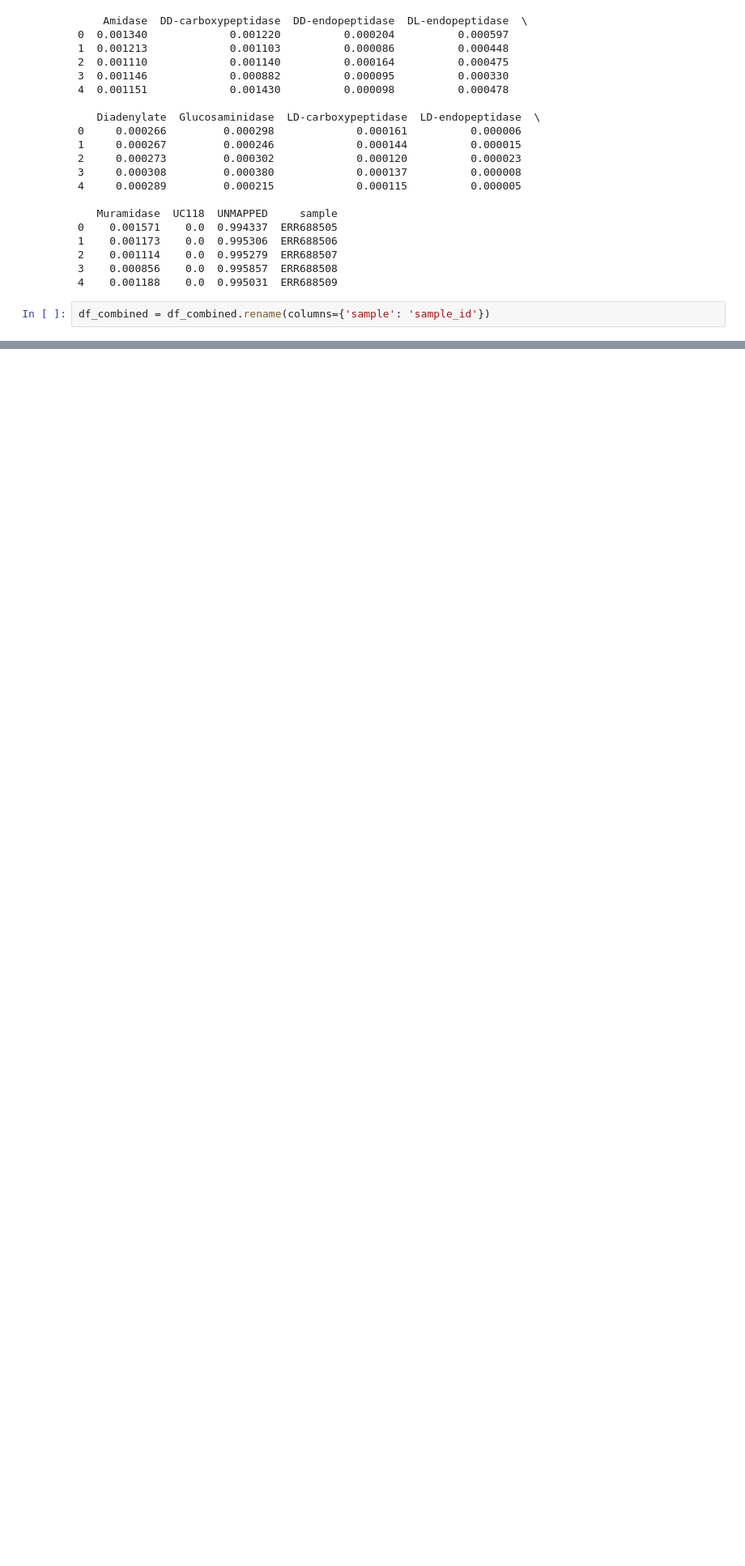
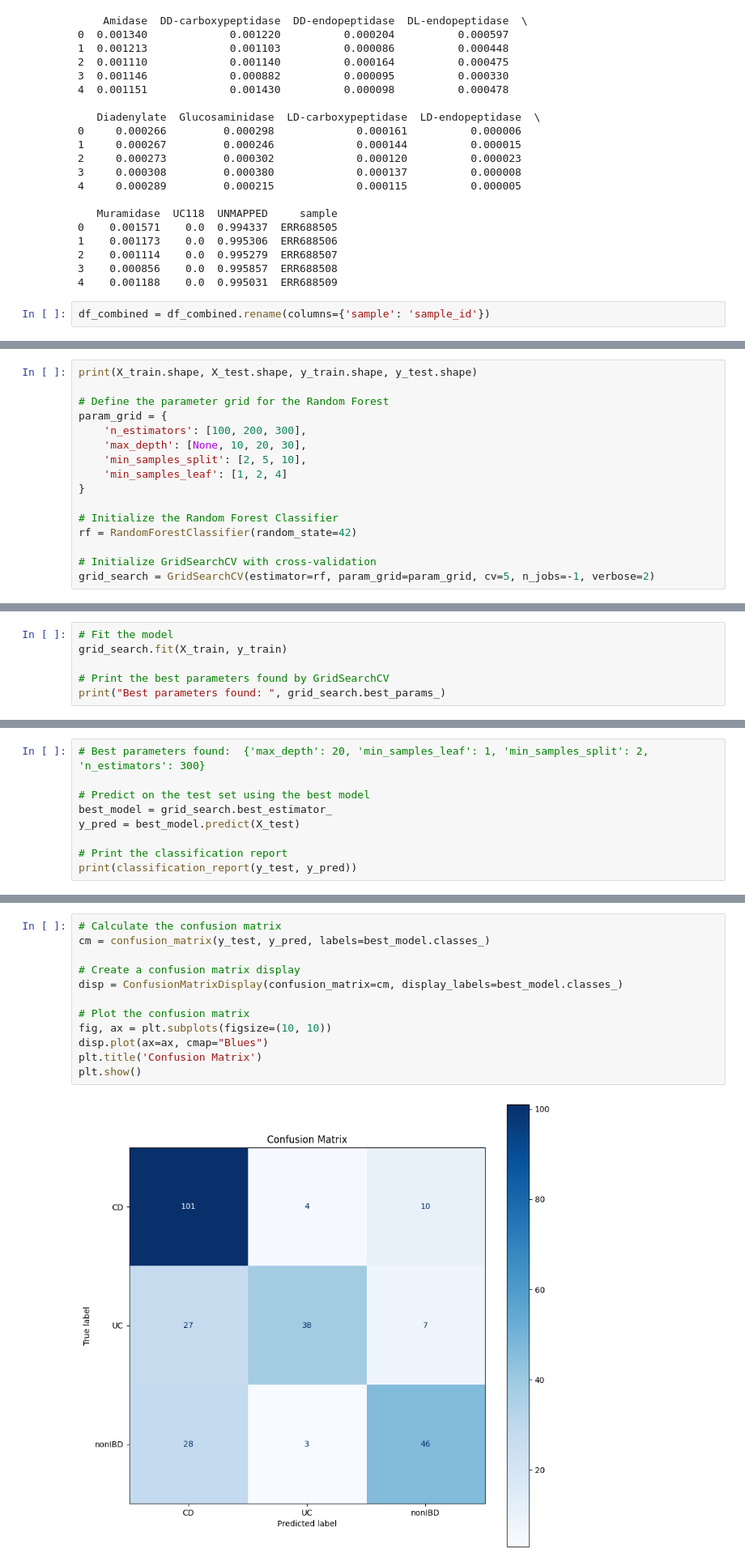
Before and after one commit to oliverdesa/Clustering_Metagenomics, a Jupyter notebook: src/clustering/machine_learning.ipynb, the cells around one changed output, grey strips where cells are left out. Shown at 81% size. Cells and saved outputs as stored; diff of their text form; blank space fills up the shorter version.

```diff
--- a/src/clustering/machine_learning.ipynb
+++ b/src/clustering/machine_learning.ipynb
@@ -407,0 +624,16 @@ df_combined = df_combined.rename(columns={'sample': 'sample_id'})
+# %%
+print(X_train.shape, X_test.shape, y_train.shape, y_test.shape)
+
+# Define the parameter grid for the Random Forest
+param_grid = {
+    'n_estimators': [100, 200, 300],
+    'max_depth': [None, 10, 20, 30],
+    'min_samples_split': [2, 5, 10],
+    'min_samples_leaf': [1, 2, 4]
+}
+
+# Initialize the Random Forest Classifier
+rf = RandomForestClassifier(random_state=42)
+
+# Initialize GridSearchCV with cross-validation
+grid_search = GridSearchCV(estimator=rf, param_grid=param_grid, cv=5, n_jobs=-1, verbose=2)
@@ -407,0 +642,6 @@ df_combined = df_combined.rename(columns={'sample': 'sample_id'})
+# %%
+# Fit the model
+grid_search.fit(X_train, y_train)
+
+# Print the best parameters found by GridSearchCV
+print("Best parameters found: ", grid_search.best_params_)
@@ -407,0 +666,9 @@ df_combined = df_combined.rename(columns={'sample': 'sample_id'})
+# %%
+# Best parameters found:  {'max_depth': 20, 'min_samples_leaf': 1, 'min_samples_split': 2, 'n_estimators': 300}
+
+# Predict on the test set using the best model
+best_model = grid_search.best_estimator_
+y_pred = best_model.predict(X_test)
+
+# Print the classification report
+print(classification_report(y_test, y_pred))
@@ -407,0 +685,14 @@ df_combined = df_combined.rename(columns={'sample': 'sample_id'})
+# %%
+# Calculate the confusion matrix
+cm = confusion_matrix(y_test, y_pred, labels=best_model.classes_)
+
+# Create a confusion matrix display
+disp = ConfusionMatrixDisplay(confusion_matrix=cm, display_labels=best_model.classes_)
+
+# Plot the confusion matrix
+fig, ax = plt.subplots(figsize=(10, 10))
+disp.plot(ax=ax, cmap="Blues")
+plt.title('Confusion Matrix')
+plt.show()
+# %% [output]
+[figure, added]
```
Also changed, not shown: parts of 30 cells of this notebook, 1 other file.
